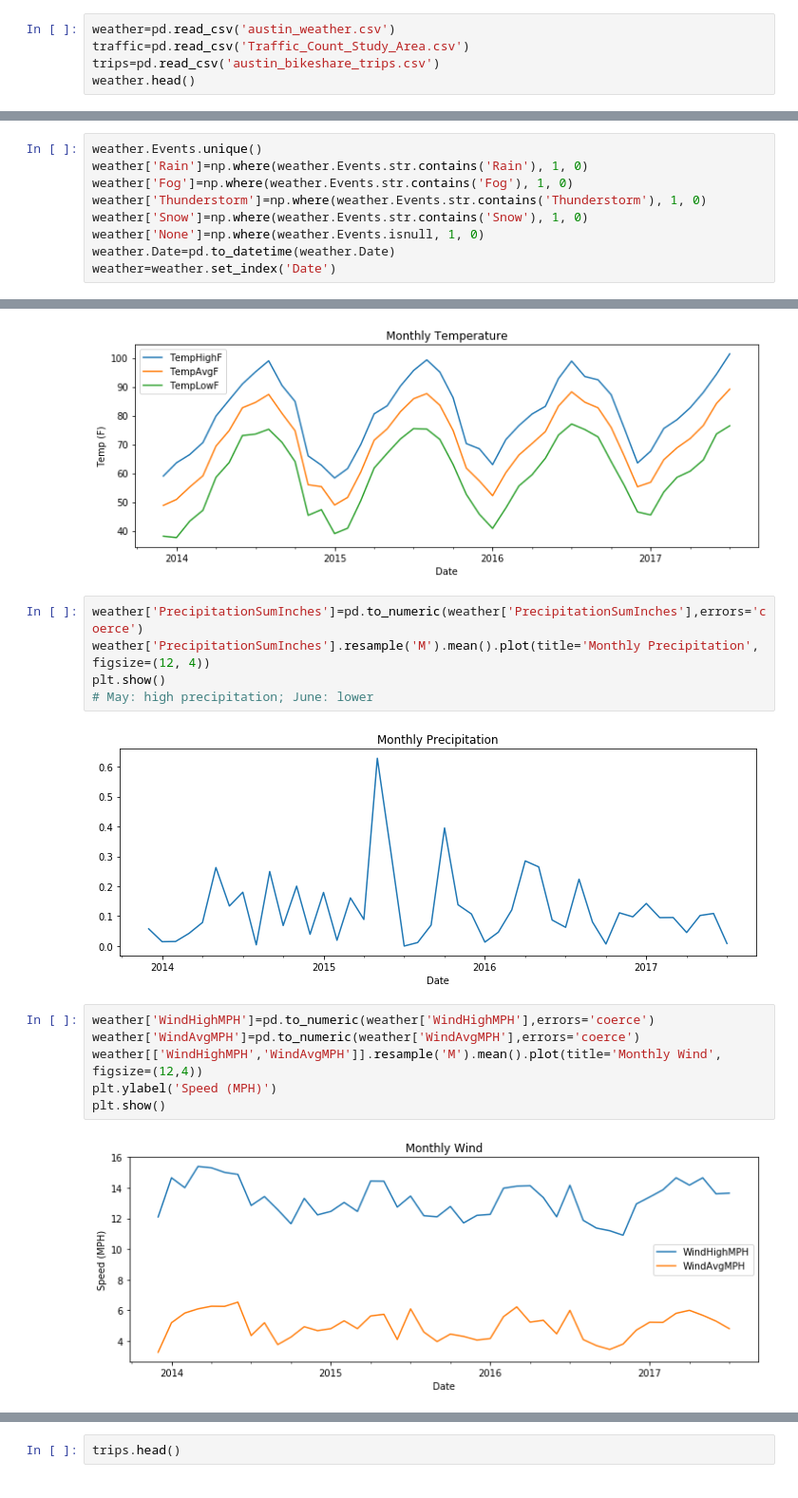
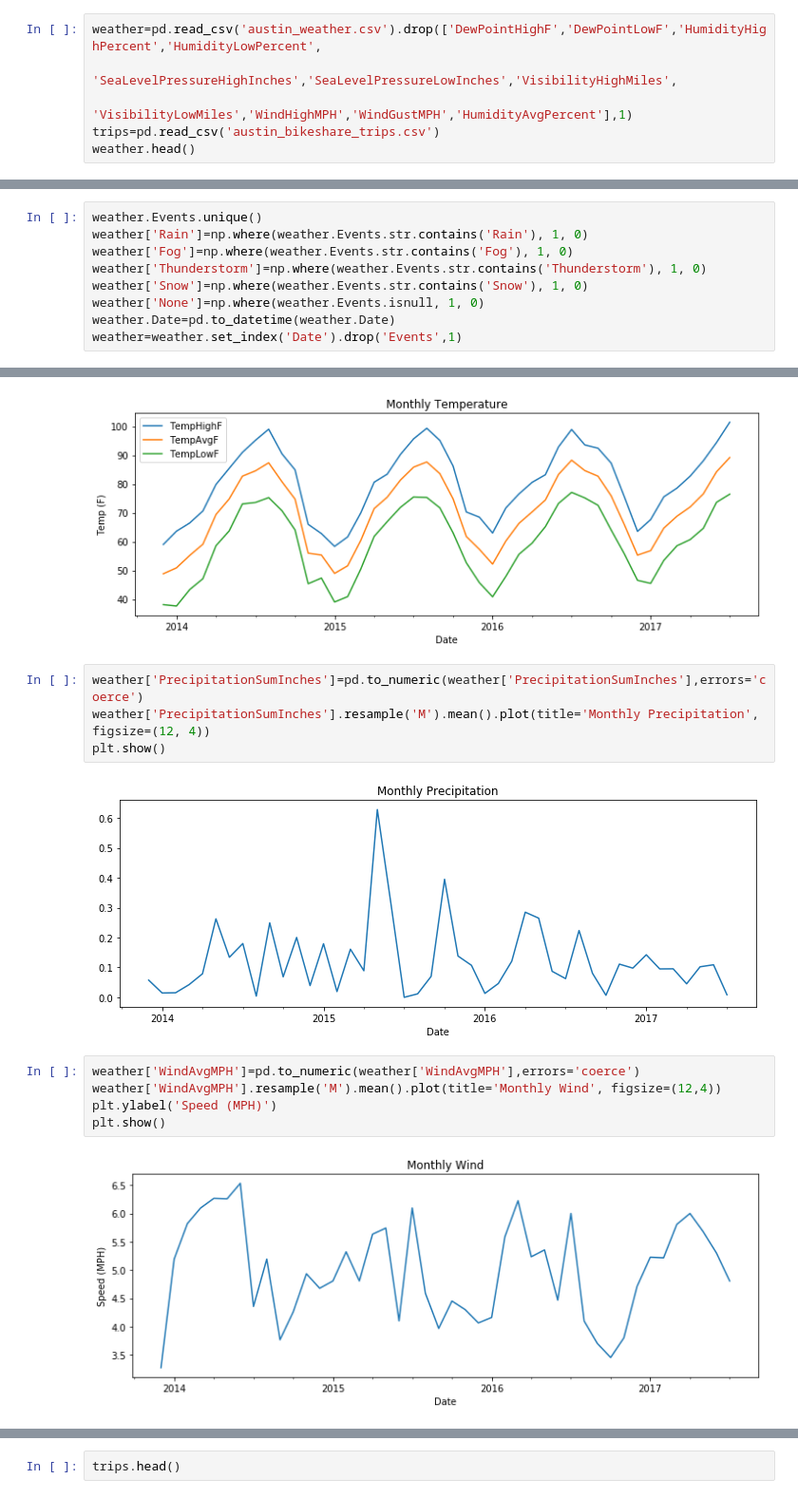
Before and after one commit to akhilesh-reddy/Strategy-consulting-for-bike-sharing, a Jupyter notebook: weather EDA - Rachel.ipynb, the cells around one changed output, grey strips where cells are left out. Shown at 95% size. Cells and saved outputs as stored; diff of their text form.

```diff
--- a/weather EDA - Rachel.ipynb
+++ b/weather EDA - Rachel.ipynb
@@ -7,6 +9,7 @@ from datetime import datetime
 # %%
-weather=pd.read_csv('austin_weather.csv')
-traffic=pd.read_csv('Traffic_Count_Study_Area.csv')
+weather=pd.read_csv('austin_weather.csv').drop(['DewPointHighF','DewPointLowF','HumidityHighPercent','HumidityLowPercent',
+                                               'SeaLevelPressureHighInches','SeaLevelPressureLowInches','VisibilityHighMiles',
+                                               'VisibilityLowMiles','WindHighMPH','WindGustMPH','HumidityAvgPercent'],1)
 trips=pd.read_csv('austin_bikeshare_trips.csv')
 weather.head()
 # %% [output]
@@ -25,7 +27,7 @@ weather['Thunderstorm']=np.where(weather.Events.str.contains('Thunderstorm'), 1,
 weather['Snow']=np.where(weather.Events.str.contains('Snow'), 1, 0)
 weather['None']=np.where(weather.Events.isnull, 1, 0)
 weather.Date=pd.to_datetime(weather.Date)
-weather=weather.set_index('Date')
+weather=weather.set_index('Date').drop('Events',1)
 # %%
 weather.groupby(['Rain','Fog','Snow'],as_index=False).agg('sum')
 events=weather[['None','Rain','Fog','Snow','Thunderstorm']].sum(axis=0)
@@ -49,14 +51,12 @@ plt.show()
 weather['PrecipitationSumInches']=pd.to_numeric(weather['PrecipitationSumInches'],errors='coerce')
 weather['PrecipitationSumInches'].resample('M').mean().plot(title='Monthly Precipitation', figsize=(12, 4))
 plt.show()
-# May: high precipitation; June: lower
 # %% [output]
 [figure]
 # %%
-weather['WindHighMPH']=pd.to_numeric(weather['WindHighMPH'],errors='coerce')
 weather['WindAvgMPH']=pd.to_numeric(weather['WindAvgMPH'],errors='coerce')
-weather[['WindHighMPH','WindAvgMPH']].resample('M').mean().plot(title='Monthly Wind', figsize=(12,4))
+weather['WindAvgMPH'].resample('M').mean().plot(title='Monthly Wind', figsize=(12,4))
 plt.ylabel('Speed (MPH)')
 plt.show()
 # %% [output]
-[figure, old version]
+[figure, new version]
```
Also changed, not shown: parts of 18 cells of this notebook.
